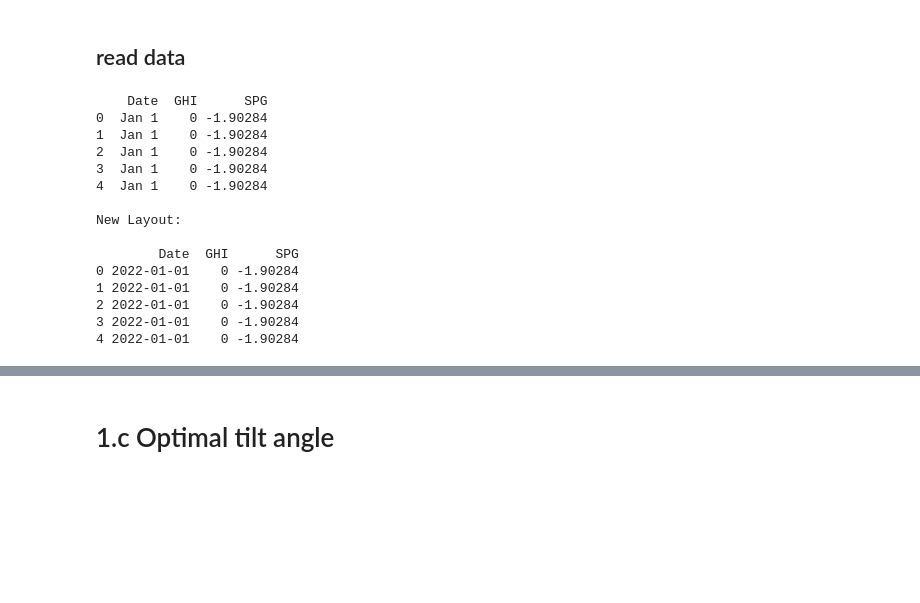
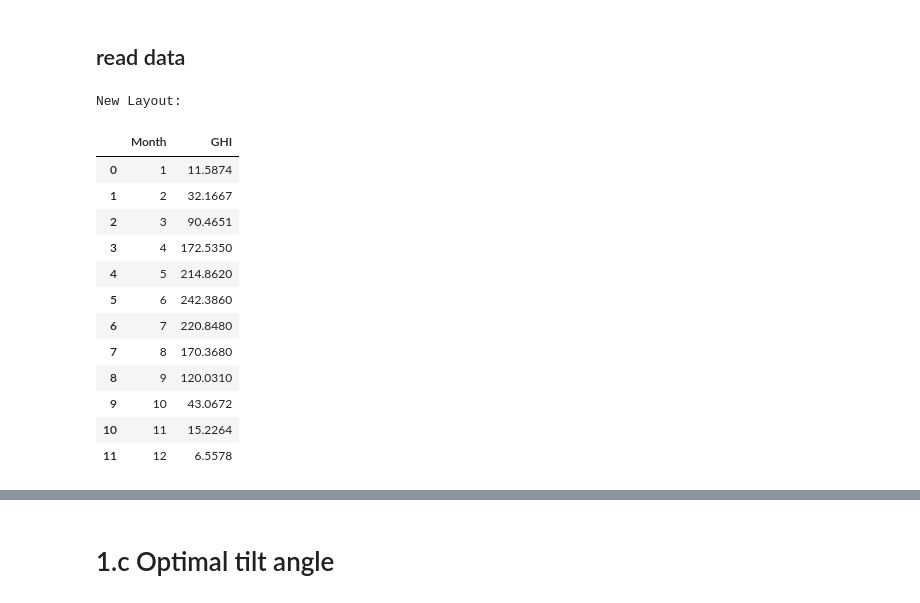
Before and after one commit to BastianValhoj/pv3, a Jupyter notebook: notebooks/bastian_part1.ipynb, the cells around one changed output, grey strips where cells are left out. Cells and saved outputs as stored; diff of their text form; code cells hidden in the pictures; blank space fills up the shorter version.

```diff
--- a/notebooks/bastian_part1.ipynb
+++ b/notebooks/bastian_part1.ipynb
@@ -8,57 +8,28 @@ import seaborn as sns
 sns.set_theme(context="notebook", style="darkgrid", palette="deep", font="sans-serif", font_scale=1.2, color_codes=True, rc=None)
 # %% [markdown]
 ## read data
-# %%
-data = pd.read_csv('../data/results-GHI-SPG.csv', names=["Date", "GHI", "SPG"], skiprows=1)
-data["Date"] = data["Date"].apply(lambda x: x.split(',')[0])
-print(data.head())
-month_number = {
-    "Jan": 1,
-    "Feb": 2,
-    "Mar": 3,
-    "Apr": 4,
-    "May": 5,
-    "Jun": 6,
-    "Jul": 7,
-    "Aug": 8,
-    "Sep": 9,
-    "Oct": 10,
-    "Nov": 11,
-    "Dec": 12
-}
-
-def convert_month(date):
-    assert type(date) == str, f"Expected input of type str, but got {type(date)}"
-    if "-" not in date:
-        month, day = date.split(' ')
-        if (month in month_number):
-            month = str(month_number[month])
-            if len(day) == 1:
-                day = f"0{day}"
-            if len(month) == 1:
-                month = f"0{month}"
-            # print(month)
-            return f"2022-{month}-{day}"
-    else:
-        return date
-
-data["Date"] = data["Date"].apply(convert_month)
-data["Date"] = pd.to_datetime(data["Date"])
-print("\nNew Layout:\n")
-print(data.head())
-# %% [output]
-    Date  GHI      SPG
-0  Jan 1    0 -1.90284
-1  Jan 1    0 -1.90284
-2  Jan 1    0 -1.90284
-3  Jan 1    0 -1.90284
-4  Jan 1    0 -1.90284
-
-New Layout:
-
-        Date  GHI      SPG
-0 2022-01-01    0 -1.90284
-1 2022-01-01    0 -1.90284
-2 2022-01-01    0 -1.90284
-3 2022-01-01    0 -1.90284
-4 2022-01-01    0 -1.90284
+# %%
+data = pd.read_csv('../data/monthly_GHI_virum_v2.csv', skiprows=1, header=None)
+data = data.drop(columns=data.columns[0]) # Drop the first column
+data.insert(0, "Month", range(1,13)) # Insert a new column with the month number
+data = data.rename(columns={1: 'GHI'}) # Rename the second column to GHI
+data
+
+data["Month"] = pd.to_datetime(data["Month"], format='%m').dt.month
+print("\nNew Layout:\n")
+data
+# %% [output]
+New Layout:
+|  | Month | GHI |
+| 0 | 1 | 11.5874 |
+| 1 | 2 | 32.1667 |
+| 2 | 3 | 90.4651 |
+| 3 | 4 | 172.5350 |
+| 4 | 5 | 214.8620 |
+| 5 | 6 | 242.3860 |
+| 6 | 7 | 220.8480 |
+| 7 | 8 | 170.3680 |
+| 8 | 9 | 120.0310 |
+| 9 | 10 | 43.0672 |
+| 10 | 11 | 15.2264 |
+| 11 | 12 | 6.5578 |
```
Also changed, not shown: parts of 11 cells of this notebook.
